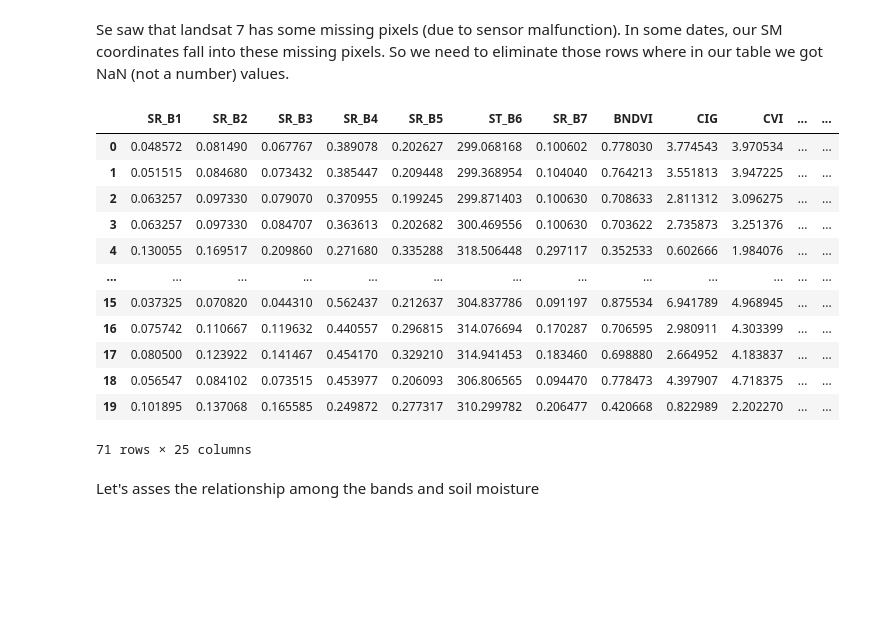
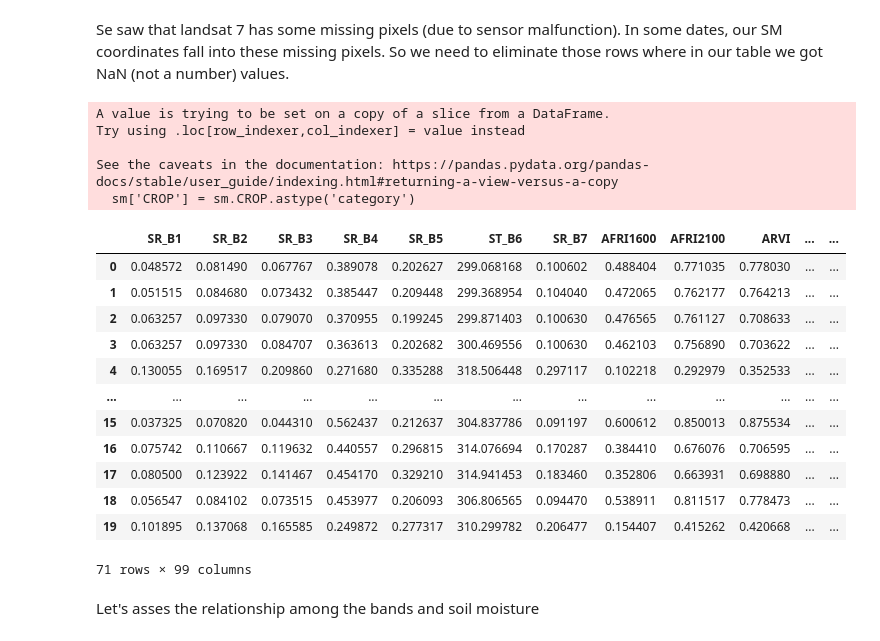
Before and after one commit to diviningwater/Machine-Learning-Applications-in-Remote-Sensing-Data, a Jupyter notebook: DSAW_Application_1_Step_2.ipynb, the cells around one changed output. Saved outputs shown, nothing was run; the diff lists cells and outputs as text; code cells hidden in the pictures; blank space fills up the shorter version.

```diff
--- a/DSAW_Application_1_Step_2.ipynb
+++ b/DSAW_Application_1_Step_2.ipynb
@@ -65,13 +65,26 @@ print(sorted(sm_data_jun_30))
 Let's extract the inputs (bands and vegetation indices) and outputs (soil moisture)
 # %%
 bands=['SR_B1','SR_B2','SR_B3','SR_B4','SR_B5','ST_B6','SR_B7']
-vegetation=['BNDVI','CIG','CVI','EVI','EVI2','GARI','GBNDVI','GEMI','GLI','GNDVI','GRNDVI','GVMI','MNDVI','NDVI','NGRDI','SAVI','VARI'
-]
-burn =['BAI','NBR','CSIT','NBRT','NDVIT','SAVIT']
-water=['MNDWI','NDWI']
-snow=['NDSI']
-drought=['NDDI']
-kernel=['kEVI','kNDVI','kRVI','kVARI']
+vegetation=['AFRI1600', 'AFRI2100', 'ARVI', 'ATSAVI', 'AVI', 'BCC',
+            'BNDVI', 'BWDRVI','CROP', 'CIG', 'CVI', 'DSI', 'DSWI1',
+            'DSWI2', 'DSWI3', 'DSWI4', 'DSWI5', 'DVI', 'DVIplus',
+            'EVI', 'EVI2', 'ExG', 'ExGR', 'ExR', 'FCVI', 'GARI',
+            'GBNDVI', 'GCC', 'GDVI', 'GEMI', 'GLI', 'GNDVI',
+            'GOSAVI', 'GRNDVI', 'GRVI', 'GSAVI', 'GVMI', 'IAVI',
+            'IKAW', 'IPVI', 'MCARI1', 'MCARI2', 'MGRVI', 'MNDVI',
+            'MNLI', 'MRBVI', 'MSAVI', 'MSI', 'MSR', 'MTVI1',
+            'MTVI2', 'NDDI', 'NDGI', 'NDII', 'NDMI', 'NDPI',
+            'NDVI', 'NDYI', 'NGRDI', 'NIRv', 'NIRvH2', 'NLI',
+            'NMDI', 'NRFIg', 'NRFIr', 'NormG', 'NormNIR', 'NormR',
+            'OCVI', 'OSAVI',  'RCC', 'RDVI', 'RGBVI', 'RGRI',
+            'RI',  'SARVI', 'SAVI', 'SAVI2', 'SEVI', 'SI',
+             'SR', 'SR2', 'TDVI', 'TGI', 'TSAVI', 'TVI', 'TriVI',
+            'VARI', 'VIG', 'WDRVI', 'WDVI']
+# burn =['BAI','NBR','CSIT','NBRT','NDVIT','SAVIT']
+# water=['MNDWI','NDWI']
+# snow=['NDSI']
+# drought=['NDDI']
+# kernel=['kEVI','kNDVI','kRVI','kVARI']
 # %%
 # bands+ vegetation+burn+water+snow+drought+kernel
 landsat7_may_13_sm_pixels=sm_data_may_13[bands+ vegetation+['SM0513']]
@@ -129,20 +142,26 @@ sm
 Se saw that landsat 7 has some missing pixels (due to sensor malfunction). In some dates, our SM coordinates fall into these missing pixels. So we need to eliminate those rows where in our table we got NaN (not a number) values.
 # %%
 sm = sm.dropna()
+sm['CROP'] = sm.CROP.astype('category')
 sm
 # %% [output]
+A value is trying to be set on a copy of a slice from a DataFrame.
+Try using .loc[row_indexer,col_indexer] = value instead
+
+See the caveats in the documentation: https://pandas.pydata.org/pandas-docs/stable/user_guide/indexing.html#returning-a-view-versus-a-copy
+  sm['CROP'] = sm.CROP.astype('category')
-|  | SR_B1 | SR_B2 | SR_B3 | SR_B4 | SR_B5 | ST_B6 | SR_B7 | BNDVI | CIG | CVI | ... | ... |
-| 0 | 0.048572 | 0.081490 | 0.067767 | 0.389078 | 0.202627 | 299.068168 | 0.100602 | 0.778030 | 3.774543 | 3.970534 | ... | ... |
-| 1 | 0.051515 | 0.084680 | 0.073432 | 0.385447 | 0.209448 | 299.368954 | 0.104040 | 0.764213 | 3.551813 | 3.947225 | ... | ... |
-| 2 | 0.063257 | 0.097330 | 0.079070 | 0.370955 | 0.199245 | 299.871403 | 0.100630 | 0.708633 | 2.811312 | 3.096275 | ... | ... |
-| 3 | 0.063257 | 0.097330 | 0.084707 | 0.363613 | 0.202682 | 300.469556 | 0.100630 | 0.703622 | 2.735873 | 3.251376 | ... | ... |
-| 4 | 0.130055 | 0.169517 | 0.209860 | 0.271680 | 0.335288 | 318.506448 | 0.297117 | 0.352533 | 0.602666 | 1.984076 | ... | ... |
+|  | SR_B1 | SR_B2 | SR_B3 | SR_B4 | SR_B5 | ST_B6 | SR_B7 | AFRI1600 | AFRI2100 | ARVI | ... | ... |
+| 0 | 0.048572 | 0.081490 | 0.067767 | 0.389078 | 0.202627 | 299.068168 | 0.100602 | 0.488404 | 0.771035 | 0.778030 | ... | ... |
+| 1 | 0.051515 | 0.084680 | 0.073432 | 0.385447 | 0.209448 | 299.368954 | 0.104040 | 0.472065 | 0.762177 | 0.764213 | ... | ... |
+| 2 | 0.063257 | 0.097330 | 0.079070 | 0.370955 | 0.199245 | 299.871403 | 0.100630 | 0.476565 | 0.761127 | 0.708633 | ... | ... |
+| 3 | 0.063257 | 0.097330 | 0.084707 | 0.363613 | 0.202682 | 300.469556 | 0.100630 | 0.462103 | 0.756890 | 0.703622 | ... | ... |
+| 4 | 0.130055 | 0.169517 | 0.209860 | 0.271680 | 0.335288 | 318.506448 | 0.297117 | 0.102218 | 0.292979 | 0.352533 | ... | ... |
 | ... | ... | ... | ... | ... | ... | ... | ... | ... | ... | ... | ... | ... |
-| 15 | 0.037325 | 0.070820 | 0.044310 | 0.562437 | 0.212637 | 304.837786 | 0.091197 | 0.875534 | 6.941789 | 4.968945 | ... | ... |
-| 16 | 0.075742 | 0.110667 | 0.119632 | 0.440557 | 0.296815 | 314.076694 | 0.170287 | 0.706595 | 2.980911 | 4.303399 | ... | ... |
-| 17 | 0.080500 | 0.123922 | 0.141467 | 0.454170 | 0.329210 | 314.941453 | 0.183460 | 0.698880 | 2.664952 | 4.183837 | ... | ... |
-| 18 | 0.056547 | 0.084102 | 0.073515 | 0.453977 | 0.206093 | 306.806565 | 0.094470 | 0.778473 | 4.397907 | 4.718375 | ... | ... |
-| 19 | 0.101895 | 0.137068 | 0.165585 | 0.249872 | 0.277317 | 310.299782 | 0.206477 | 0.420668 | 0.822989 | 2.202270 | ... | ... |
+| 15 | 0.037325 | 0.070820 | 0.044310 | 0.562437 | 0.212637 | 304.837786 | 0.091197 | 0.600612 | 0.850013 | 0.875534 | ... | ... |
+| 16 | 0.075742 | 0.110667 | 0.119632 | 0.440557 | 0.296815 | 314.076694 | 0.170287 | 0.384410 | 0.676076 | 0.706595 | ... | ... |
+| 17 | 0.080500 | 0.123922 | 0.141467 | 0.454170 | 0.329210 | 314.941453 | 0.183460 | 0.352806 | 0.663931 | 0.698880 | ... | ... |
+| 18 | 0.056547 | 0.084102 | 0.073515 | 0.453977 | 0.206093 | 306.806565 | 0.094470 | 0.538911 | 0.811517 | 0.778473 | ... | ... |
+| 19 | 0.101895 | 0.137068 | 0.165585 | 0.249872 | 0.277317 | 310.299782 | 0.206477 | 0.154407 | 0.415262 | 0.420668 | ... | ... |
-71 rows × 25 columns
+71 rows × 99 columns
 # %% [markdown]
 Let's asses the relationship among the bands and soil moisture
```
Also changed, not shown: parts of 32 cells of this notebook, 11 other files.
